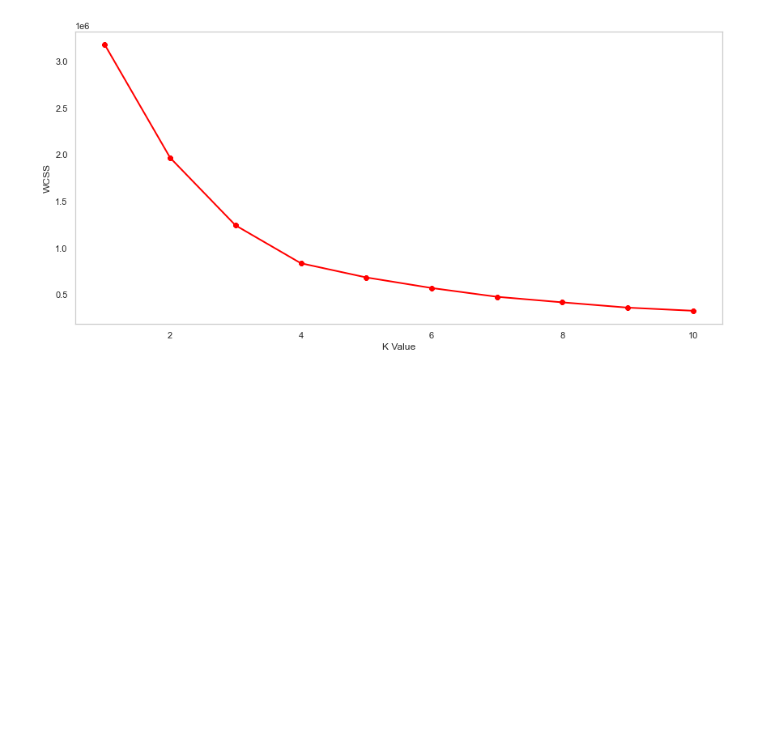
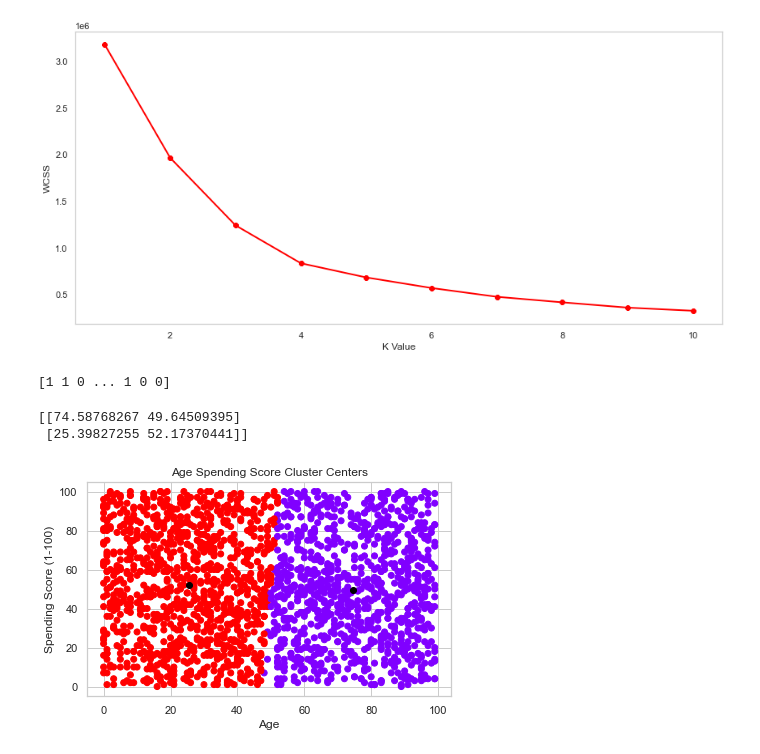
Before and after one commit to AiJared/Customer-Segmentation, a Jupyter notebook: Customer Segmentation.ipynb, the cells around one changed output. Saved outputs shown, nothing was run; the diff lists cells and outputs as text; code cells hidden in the pictures; blank space fills up the shorter version.

```diff
--- a/Customer Segmentation.ipynb
+++ b/Customer Segmentation.ipynb
@@ -385,3 +383,24 @@ save_fig("age-spending-score-clusters")
 plt.show()
 # %% [output]
 [figure]
+# %%
+kmeans = KMeans(n_clusters = 2)
+label = kmeans.fit_predict(X1)
+print(label)
+# %% [output]
+[1 1 0 ... 1 0 0]
+# %%
+print(kmeans.cluster_centers_)
+# %% [output]
+[[74.58768267 49.64509395]
+ [25.39827255 52.17370441]]
+# %%
+plt.scatter(X1[:,0],X1[:,1], c=kmeans.labels_,cmap = 'rainbow')
+plt.scatter(kmeans.cluster_centers_[:,0], kmeans.cluster_centers_[:,1], color = 'black')
+plt.title('Age Spending Score Cluster Centers')
+plt.xlabel('Age')
+plt.ylabel('Spending Score (1-100)')
+save_fig("age-spending-score-cluster-plot")
+plt.show()
+# %% [output]
+[figure, added]
```
Also changed, not shown: parts of 6 cells of this notebook, 3 other files.
